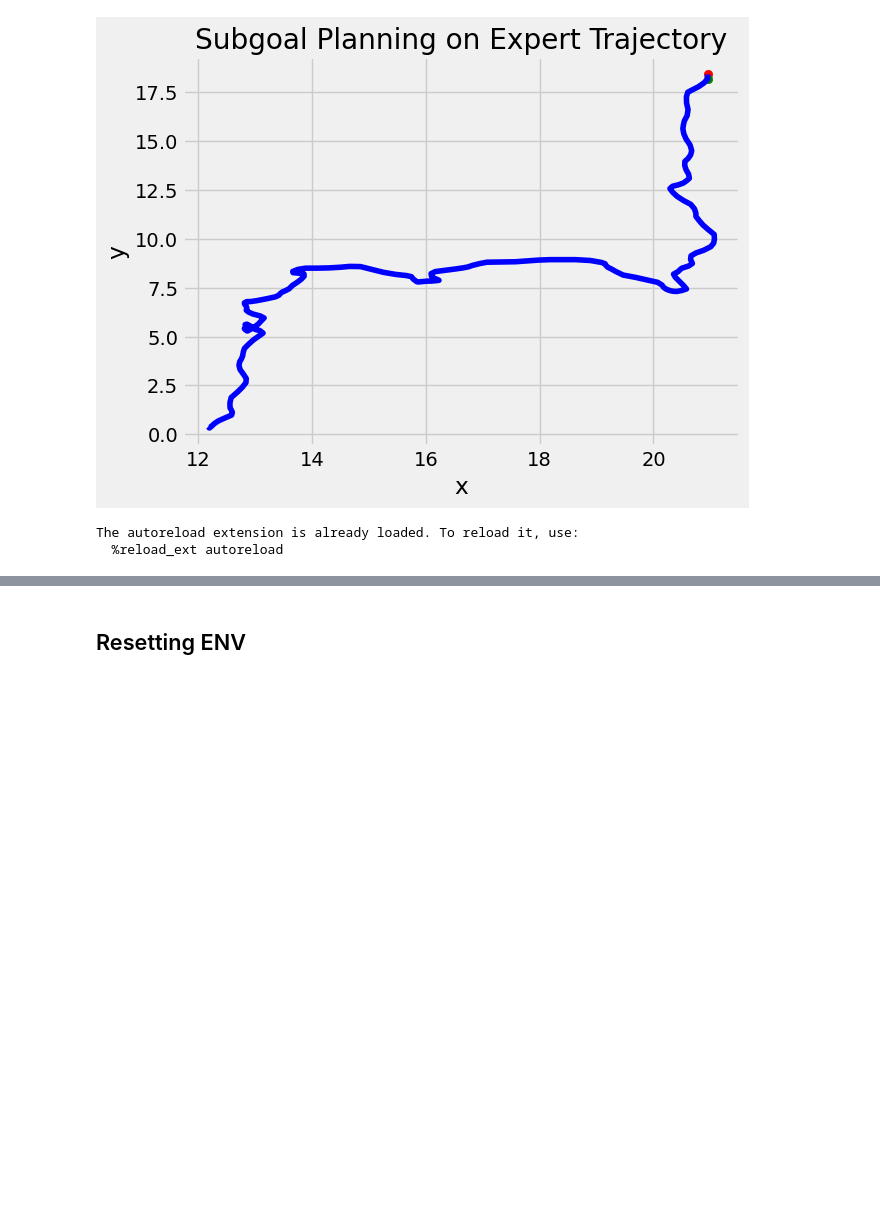
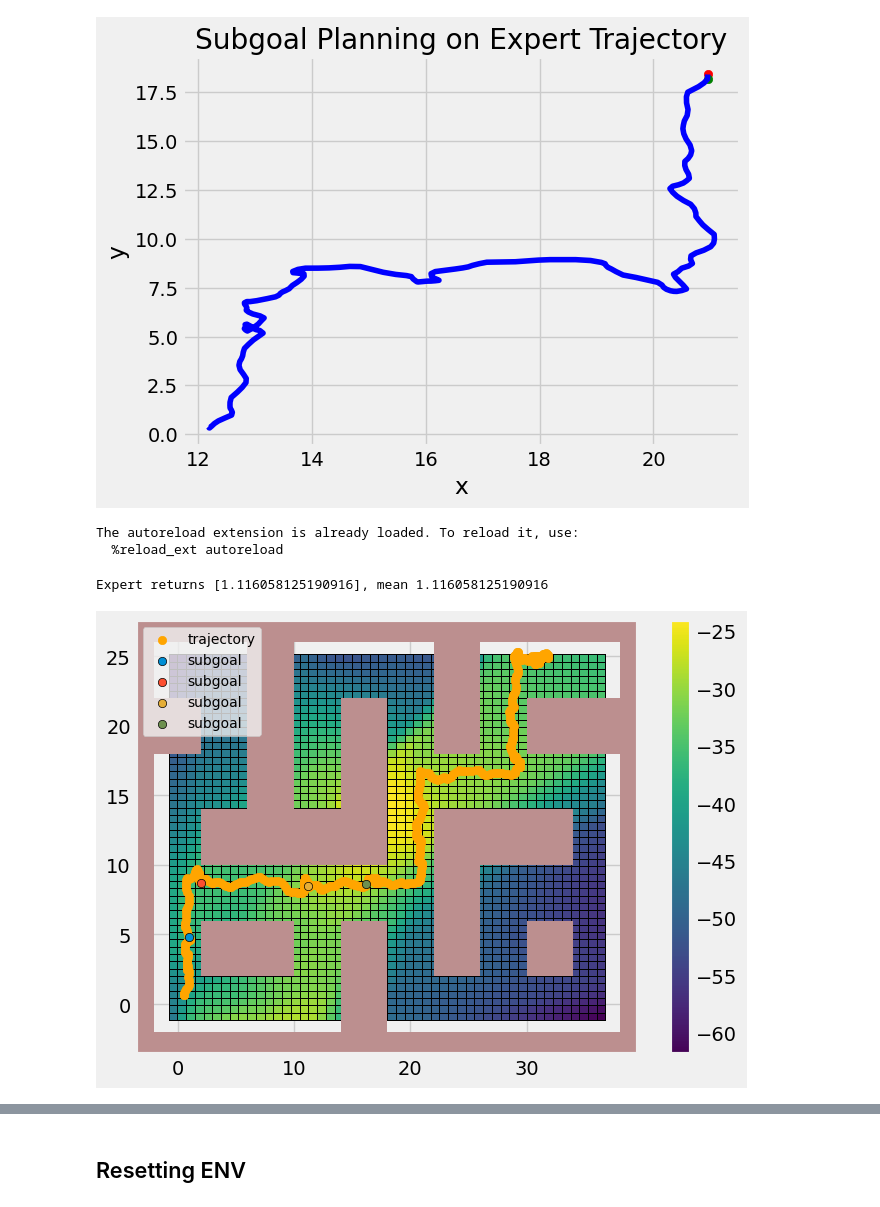
Before and after one commit to skylooop/AILOT, a Jupyter notebook: notebooks/D4RL_viz.ipynb, the cells around one changed output, grey strips where cells are left out. Drawn from its saved outputs; the diff is of its cells as text; code cells hidden in the pictures; blank space fills up the shorter version.

```diff
--- a/notebooks/D4RL_viz.ipynb
+++ b/notebooks/D4RL_viz.ipynb
@@ -137,7 +137,8 @@ icvf_model = icvf.create_eqx_learner(seed=42,
                                      observations=d4rl_ds['observations'][0],
                                      hidden_dims=[256, 256],
                                      pretrained_folder="antmaze-large-diverse",
-                                     load_pretrained_icvf=True)
+                                     load_pretrained_icvf=True,
+                                     optim_kwargs={'learning_rate': 1e-3})
 # %% [output]
 /home/m_bobrin/AILOT
 Extra kwargs: {}
@@ -452,23 +453,40 @@ def icvf_stat(batch):
     return advantages, value
 # %%
 from src.gc_dataset import GCSDataset, GCDataset
-from src.d4rl_utils import get_dataset
+from utils.ds_builder import get_dataset
 import dataclasses
 
 %matplotlib inline
 %load_ext autoreload
 %autoreload 2
 
-expert_trajectory = d4rl_ds['observations'][np.arange(start=1000, stop=1350)]#[np.arange(start=10000, stop=10190)]
-subgoals = expert_trajectory[[40, 85, 150, 189]]
+expert_trajectory = get_dataset(env, expert=True)['observations']
+#expert_trajectory = d4rl_ds['observations'][np.arange(start=1000, stop=1350)]#[np.arange(start=10000, stop=10190)]
+dataset = get_dataset(env, expert=False)
 
-dataset = get_dataset(env)
 gcsds_params = {"p_currgoal": 0.1, "p_trajgoal":0.3, "discount": 0.999, "geom_sample": True, "high_p_middlegoal": 0.5, "way_steps": 15}
 
 gc_dataset = GCSDataset(dataset, **gcsds_params, expert_trajectory=expert_trajectory)
 # %% [output]
 The autoreload extension is already loaded. To reload it, use:
   %reload_ext autoreload
+Expert returns [1.116058125190916], mean 1.116058125190916
+# %%
+%matplotlib inline
+
+fig, ax = plt.subplots(figsize=(7, 5))
+
+generate_maze_img(ax, fig, state_list=expert_trajectory)
+
+subgoals = expert_trajectory[np.asarray([40, 85, 150, 189])]
+plt.scatter(expert_trajectory[:, 0], expert_trajectory[:, 1], alpha=1, label='trajectory', color='orange')
+for i in range(subgoals.shape[0]):
+    plt.scatter(*subgoals[i, :2], label="subgoal", edgecolors='black', alpha=1)
+
+plt.legend(loc='upper left', fontsize=10)
+fig.tight_layout()
+# %% [output]
+[figure, added]
 # %%
 sample = gc_dataset.sample(1)
 # %%
```
Also changed, not shown: parts of 19 cells of this notebook, 14 other files.
